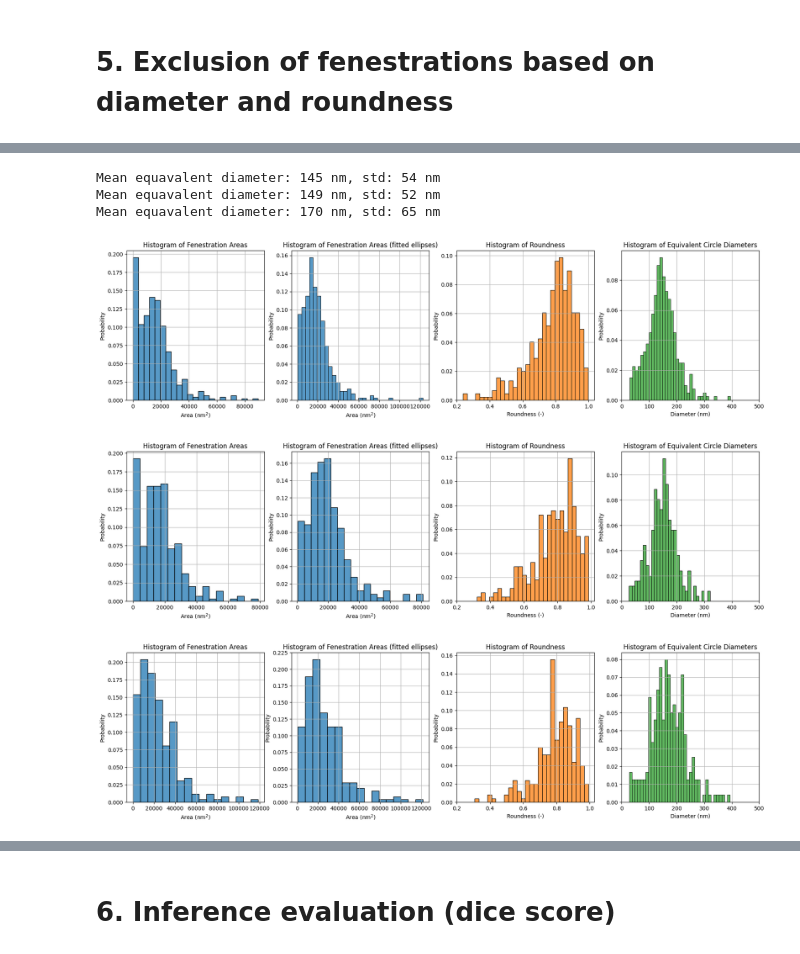
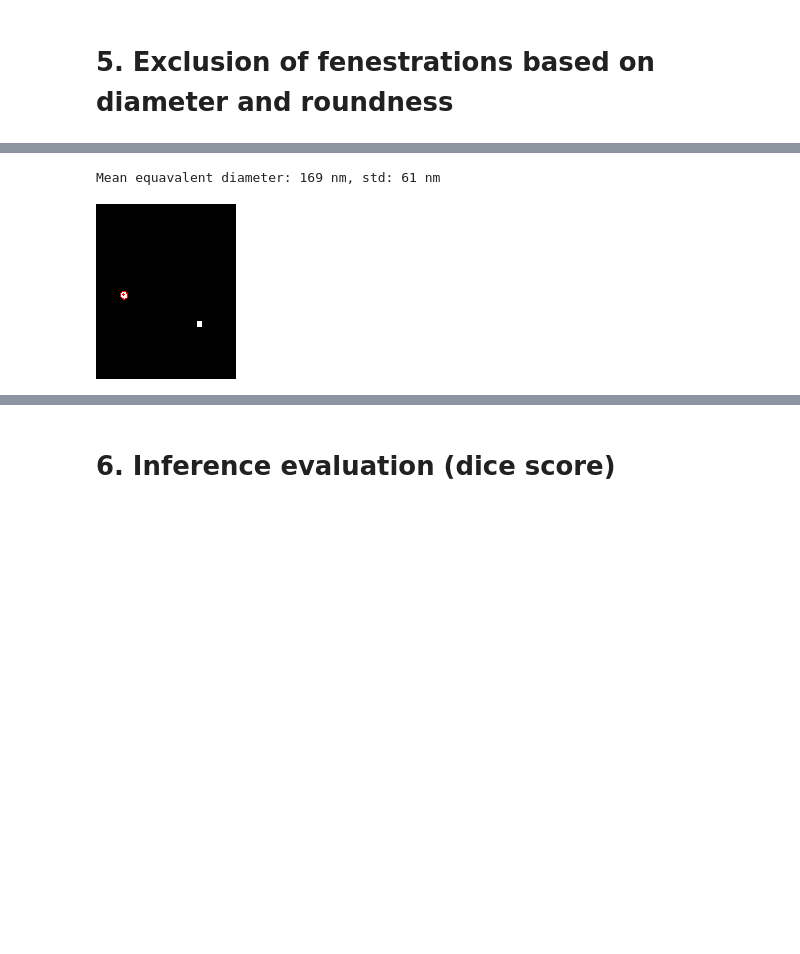
Before and after one commit to marketakvasova/LSEC_segmentation, a Jupyter notebook: automatic_image_segmentation.ipynb, the cells around one changed output, grey strips where cells are left out. Drawn from its saved outputs; the diff is of its cells as text; code cells hidden in the pictures; blank space fills up the shorter version.

```diff
--- a/automatic_image_segmentation.ipynb
+++ b/automatic_image_segmentation.ipynb
@@ -795,13 +795,14 @@ from matplotlib.ticker import PercentFormatter
 def show_fitted_ellipses(image_path, ellipses):
     image = cv.imread(image_path)
     for ellipse in ellipses:
-        cv.ellipse(image, ellipse, (0, 0, 255), 1)
-        center, axes, angle = ellipse
-        center_x, center_y = center
-        major_axis_length, minor_axis_length = axes
-        rotation_angle = angle
-        # print(center_x, center_y)
-        cv.circle(image, (int(center_x), int(center_y)),radius=1, color=(0, 0, 255), thickness=-1)
+        if ellipse is not None:
+            cv.ellipse(image, ellipse, (0, 0, 255), 1)
+            center, axes, angle = ellipse
+            center_x, center_y = center
+            major_axis_length, minor_axis_length = axes
+            rotation_angle = angle
+            # print(center_x, center_y)
+            cv.circle(image, (int(center_x), int(center_y)),radius=1, color=(0, 0, 255), thickness=-1)
 
         # print("Center:", center)
         # print("Major Axis Length:", major_axis_length)
@@ -820,6 +821,10 @@ def fit_ellipses(filtered_contours, centers):
             # print(dist)
             if dist < 20:
                 ellipses.append(ellipse)
+            else:
+                ellipses.append(None)
+        else:
+            ellipses.append(None)
     return ellipses
 
 def find_fenestration_contours(image_path):
@@ -1609,10 +1614,10 @@ old13_kontrol_SW_01-5.tif old13_kontrol_SW_01-5.tif
 
 #@markdown Roundness is computed as minor axis length/major axis length of a fitted ellipse.
 pixel_size_nm = 10.62 #@param {type:"number"}
-min_diameter_nm = 25 #@param {type:"number"}
+min_diameter_nm = 55 #@param {type:"number"}
 max_diameter_nm = 500 #@param {type:"number"}
 min_roundness = 0.2 # @param {type:"slider", min:0, max:1, step:0.1}
-mask_path = './gdrive/MyDrive/lsecs/fenestration_seg/patches/fen_min_max_test' #@param {type:"string"}
+mask_path = './gdrive/MyDrive/lsecs/mask_edit_test' #@param {type:"string"}
 #@markdown If this is checked, the old masks will be deleted.
 rewrite_images = False # @param {type:"boolean"}
 mask_path = mask_path.strip()
@@ -1634,29 +1639,40 @@ def remove_fenestrations(mask_path, min_d, max_d, min_roundness, pixel_size_nm):
     fenestration_areas_from_ellipses = []
     mask = cv.imread(mask_path, cv.IMREAD_GRAYSCALE)
     # cv2_imshow(mask)
-    # show_fitted_ellipses(mask_path, ellipses)
-    min_cont_area_pix = 5
+    show_fitted_ellipses(mask_path, ellipses)
+    # min_cont_area_pix = 5
+    # print(len(contours))
+    # print(len(ellipses))
+    # Remove all contours that do not fit the chosen conditions
+    # Also remove all contours that were too small to fit an ellipse
     for contour, ellipse in zip(contours, ellipses):
-        center, axes, angle = ellipse
-        # center_x, center_y = center
-        minor_axis_length, major_axis_length = axes
-        # print(axes)
-        roundness = minor_axis_length/major_axis_length
-        if roundness >= min_roundness:
-            roundness_of_ellipses.append(roundness)
-        # rotation_angle = angle
-        diameter = pixel_size_nm * equivalent_circle_diameter(major_axis_length, minor_axis_length)
-        if diameter < min_d or diameter > max_d or roundness < min_roundness or cv.contourArea(contour) < min_cont_area_pix:
+        if ellipse is not None:
+            center, axes, angle = ellipse
+            # center_x, center_y = center
+            minor_axis_length, major_axis_length = axes
+            # print(axes)
+            roundness = minor_axis_length/major_axis_length
+            if roundness >= min_roundness:
+                roundness_of_ellipses.append(roundness)
+            # rotation_angle = angle
+            diameter = pixel_size_nm * equivalent_circle_diameter(major_axis_length, minor_axis_length)
+            # print(contour)
+            # print(diameter)
+            if diameter < min_d or diameter > max_d or roundness < min_roundness or np.isnan(diameter):
+                mask = remove_contour_from_mask(contour, mask)
+            else:
+                equivalent_diameters.append(diameter)
+                fenestration_areas_from_ellipses.append((diameter**2)/4*math.pi)
+        else:
             mask = remove_contour_from_mask(contour, mask)
-        else:
-            equivalent_diameters.append(diameter)
-            fenestration_areas_from_ellipses.append((diameter**2)/4*math.pi)
     # cv2_imshow(mask)
-    show_statistics(fenestration_areas, fenestration_areas_from_ellipses, roundness_of_ellipses, equivalent_diameters, min_roundness, min_diameter_nm, max_diameter_nm)
+    # show_statistics(fenestration_areas, fenestration_areas_from_ellipses, roundness_of_ellipses, equivalent_diameters, min_roundness, min_diameter_nm, max_diameter_nm)
     equivalent_diameters = np.array(equivalent_diameters)
-    mean = int(np.mean(equivalent_diameters) + 0.5) # This is how to round numbers in python...
-    std = int(np.std(equivalent_diameters) + 0.5)
-    print(f"Mean equavalent diameter: {mean} nm, std: {std} nm ")
+    # print(equivalent_diameters)
+    if len(equivalent_diameters) > 0:
+        mean = int(np.nanmean(equivalent_diameters) + 0.5) # This is how to round numbers in python...
+        std = int(np.nanstd(equivalent_diameters) + 0.5)
+        print(f"Mean equavalent diameter: {mean} nm, std: {std} nm ")
     return mask
 
 
@@ -1688,6 +1705,2 @@ for mask_name in mask_names:
-Mean equavalent diameter: 145 nm, std: 54 nm
-Mean equavalent diameter: 149 nm, std: 52 nm
-Mean equavalent diameter: 170 nm, std: 65 nm
+Mean equavalent diameter: 169 nm, std: 61 nm
-[figure, old version]
-[figure, old version]
+[figure, new version]
-[figure, removed]
```
Also changed, not shown: parts of 3 cells of this notebook.
